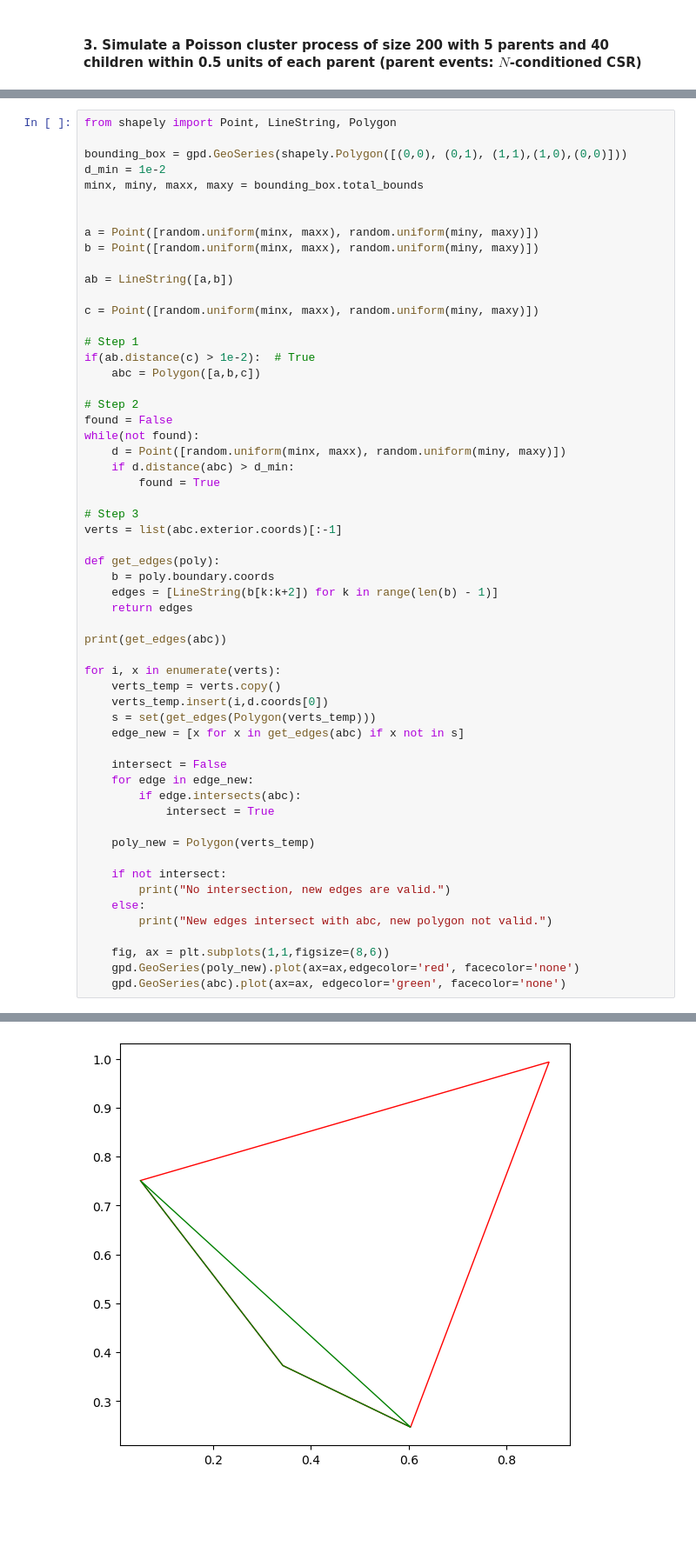
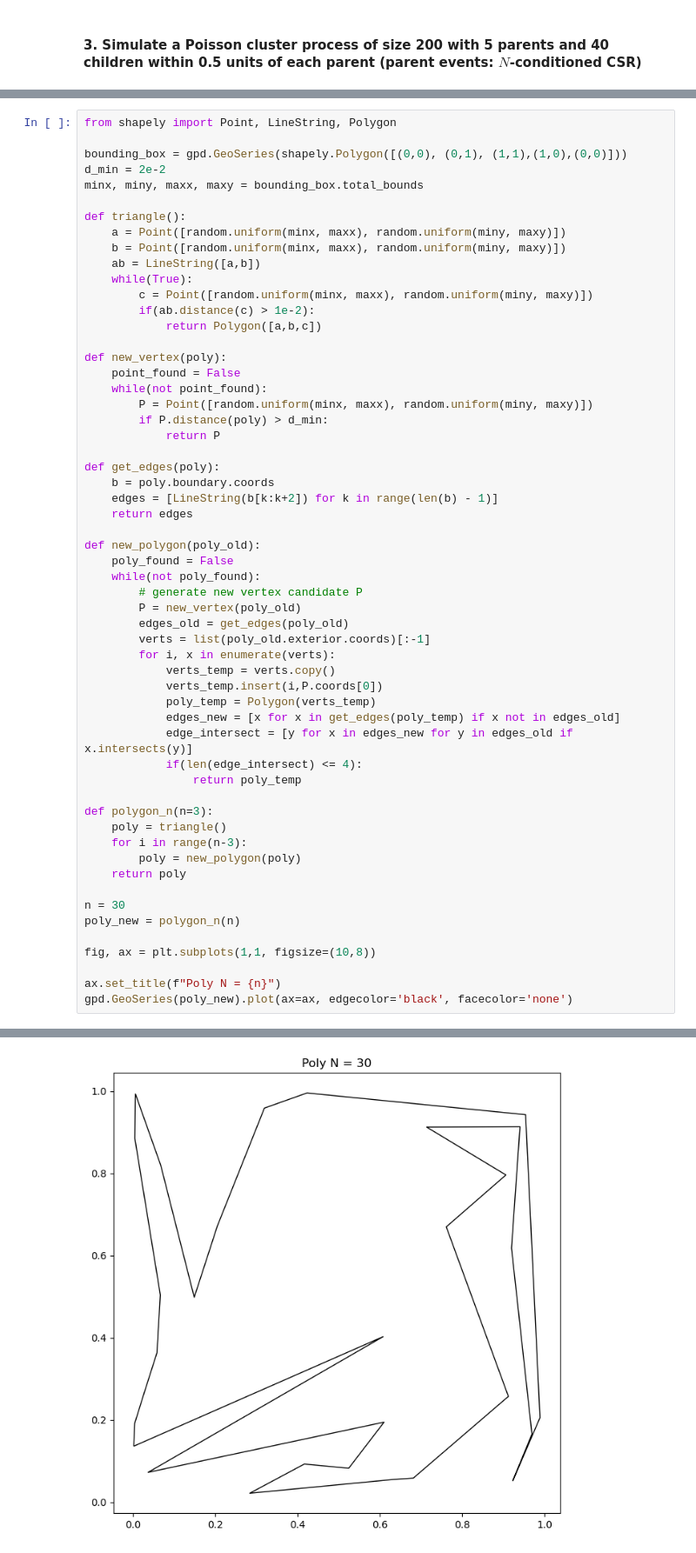
Before and after one commit to paddeaux/osm-poly-query, a Jupyter notebook: process.ipynb, the cells around one changed output, grey strips where cells are left out. Shown: that part at 87% size. Drawn from its saved outputs; the diff is of its cells as text; blank space fills up the shorter version.

Commit message:
N-Polygons

```diff
--- a/process.ipynb
+++ b/process.ipynb
@@ -176,57 +176,57 @@ pp_pcp.plot(window=True, hull=True, title='Clustered Point Pattern')
 from shapely import Point, LineString, Polygon
 
 bounding_box = gpd.GeoSeries(shapely.Polygon([(0,0), (0,1), (1,1),(1,0),(0,0)]))
-d_min = 1e-2
+d_min = 2e-2
 minx, miny, maxx, maxy = bounding_box.total_bounds
 
+def triangle():
+    a = Point([random.uniform(minx, maxx), random.uniform(miny, maxy)])
+    b = Point([random.uniform(minx, maxx), random.uniform(miny, maxy)])
+    ab = LineString([a,b])
+    while(True):
+        c = Point([random.uniform(minx, maxx), random.uniform(miny, maxy)])
+        if(ab.distance(c) > 1e-2):
+            return Polygon([a,b,c])
 
-a = Point([random.uniform(minx, maxx), random.uniform(miny, maxy)])
-b = Point([random.uniform(minx, maxx), random.uniform(miny, maxy)])
-
-ab = LineString([a,b])
-
-c = Point([random.uniform(minx, maxx), random.uniform(miny, maxy)])
-
-# Step 1
-if(ab.distance(c) > 1e-2):  # True
-    abc = Polygon([a,b,c])
-
-# Step 2
-found = False
-while(not found):
-    d = Point([random.uniform(minx, maxx), random.uniform(miny, maxy)])
-    if d.distance(abc) > d_min:
-        found = True
-
-# Step 3
-verts = list(abc.exterior.coords)[:-1]
+def new_vertex(poly):
+    point_found = False
+    while(not point_found):
+        P = Point([random.uniform(minx, maxx), random.uniform(miny, maxy)])
+        if P.distance(poly) > d_min:
+            return P
 
 def get_edges(poly):
     b = poly.boundary.coords
     edges = [LineString(b[k:k+2]) for k in range(len(b) - 1)]
     return edges
 
-print(get_edges(abc))
+def new_polygon(poly_old):
+    poly_found = False
+    while(not poly_found):
+        # generate new vertex candidate P
+        P = new_vertex(poly_old)
+        edges_old = get_edges(poly_old)
+        verts = list(poly_old.exterior.coords)[:-1]
+        for i, x in enumerate(verts):
+            verts_temp = verts.copy()
+            verts_temp.insert(i,P.coords[0])
+            poly_temp = Polygon(verts_temp)
+            edges_new = [x for x in get_edges(poly_temp) if x not in edges_old]
+            edge_intersect = [y for x in edges_new for y in edges_old if x.intersects(y)]
+            if(len(edge_intersect) <= 4):
+                return poly_temp
 
-for i, x in enumerate(verts):
-    verts_temp = verts.copy()
-    verts_temp.insert(i,d.coords[0])
-    s = set(get_edges(Polygon(verts_temp)))
-    edge_new = [x for x in get_edges(abc) if x not in s]
+def polygon_n(n=3):
+    poly = triangle()
+    for i in range(n-3):
+        poly = new_polygon(poly)
+    return poly
 
-    intersect = False
-    for edge in edge_new:
-        if edge.intersects(abc):
-            intersect = True
+n = 30
+poly_new = polygon_n(n)
 
-    poly_new = Polygon(verts_temp)
+fig, ax = plt.subplots(1,1, figsize=(10,8))
 
-    if not intersect:
-        print("No intersection, new edges are valid.")
-    else:
-        print("New edges intersect with abc, new polygon not valid.")
-
-    fig, ax = plt.subplots(1,1,figsize=(8,6))
-    gpd.GeoSeries(poly_new).plot(ax=ax,edgecolor='red', facecolor='none')
-    gpd.GeoSeries(abc).plot(ax=ax, edgecolor='green', facecolor='none')
+ax.set_title(f"Poly N = {n}")
+gpd.GeoSeries(poly_new).plot(ax=ax, edgecolor='black', facecolor='none')
 # %% [output]
@@ -237 +234 @@ New edges intersect with abc, new polygon not valid.
-[figure, old version]
+[figure, new version]
```
Also changed, not shown: parts of 2 cells of this notebook.
